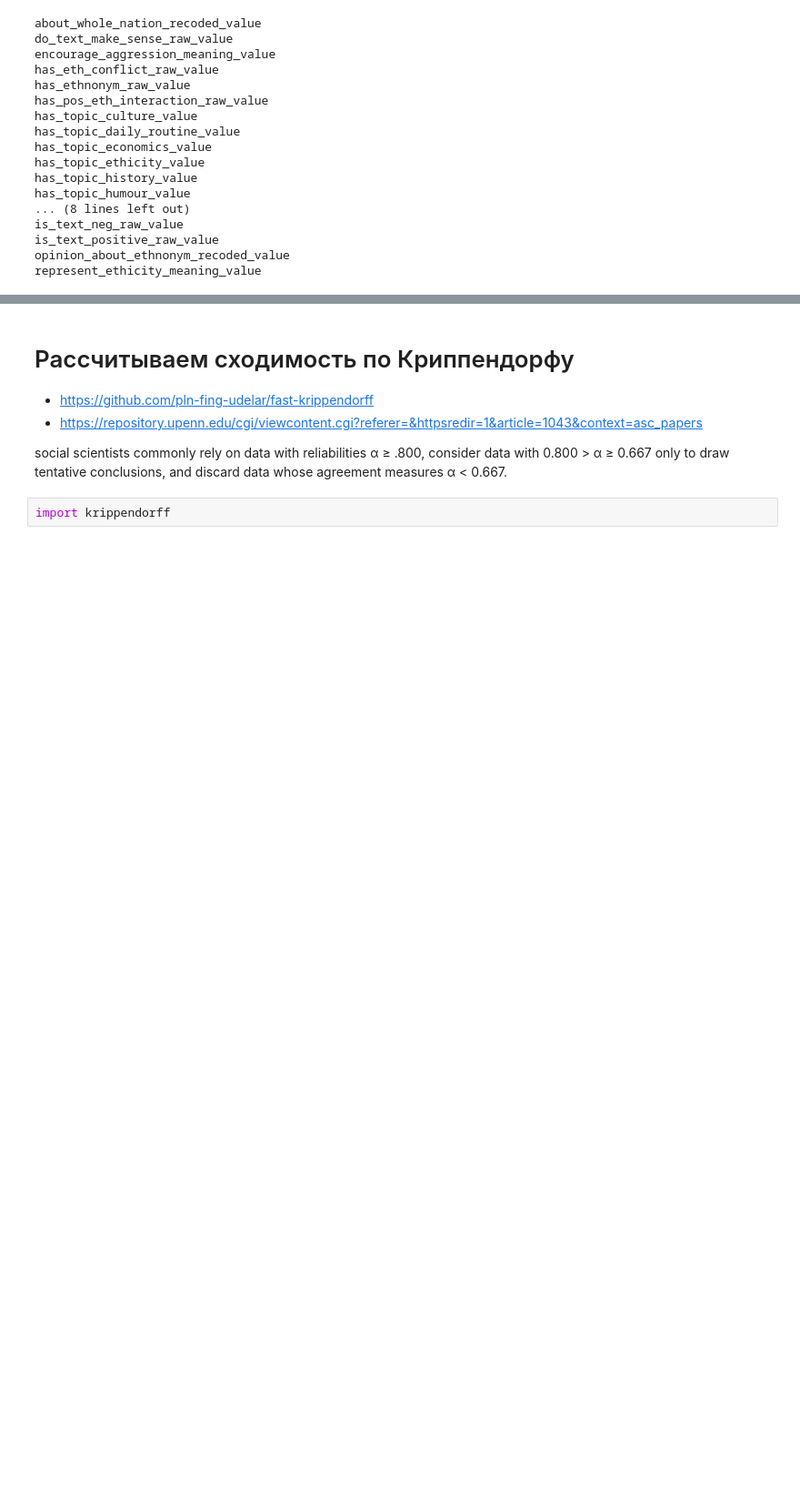
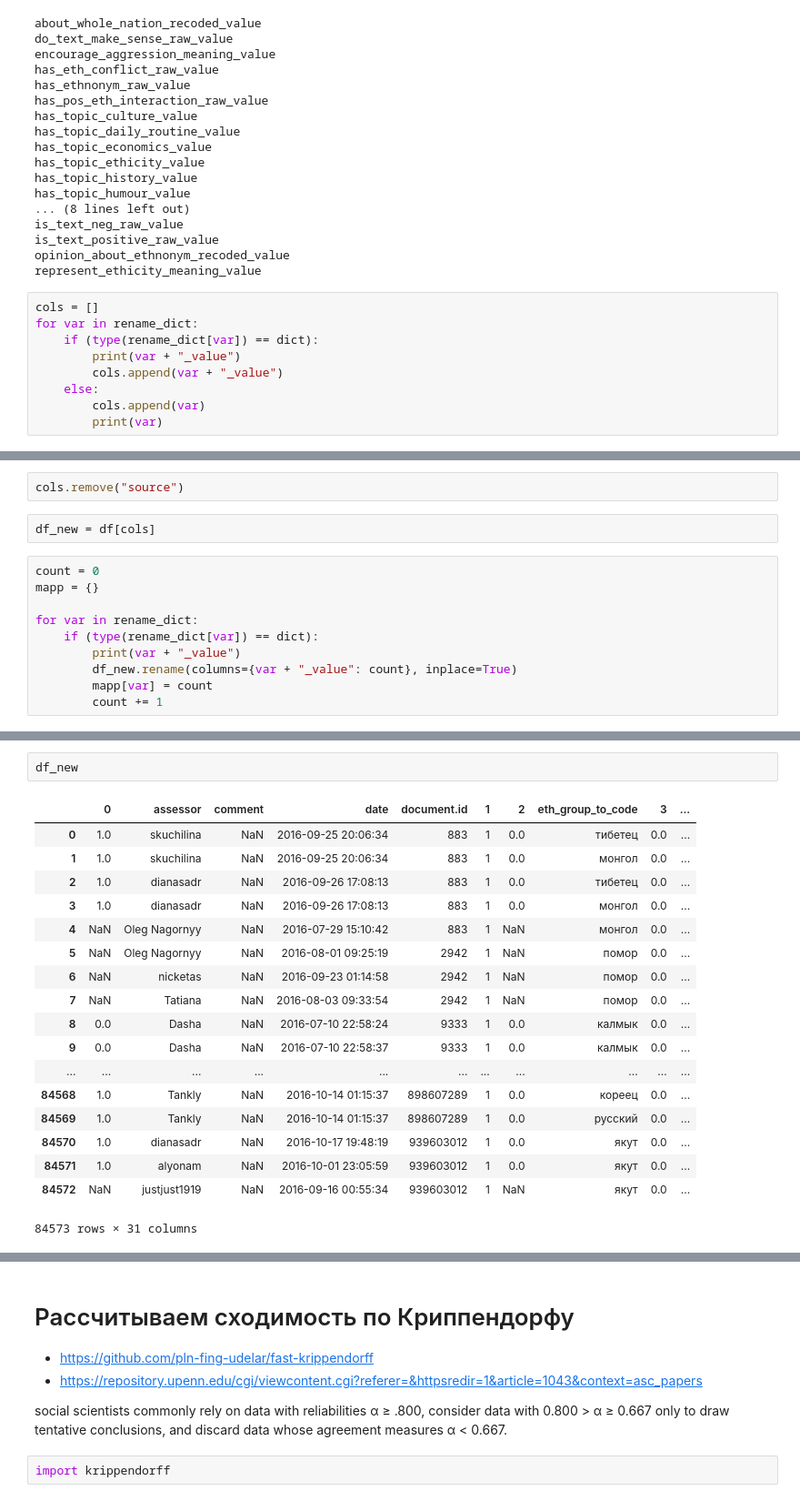
Before and after one commit to i-Hun/phd-thesis-code, a Jupyter notebook: agreement.ipynb, the cells around one changed output, grey strips where cells are left out. Shown at 91% size. Cells and saved outputs as stored; diff of their text form; blank space fills up the shorter version.

```diff
--- a/agreement.ipynb
+++ b/agreement.ipynb
@@ -570,3 +591,12 @@ is_text_neg_raw_value
 is_text_positive_raw_value
 opinion_about_ethnonym_recoded_value
 represent_ethicity_meaning_value
+# %%
+cols = []
+for var in rename_dict:
+    if (type(rename_dict[var]) == dict):
+        print(var + "_value")
+        cols.append(var + "_value")
+    else:
+        cols.append(var)
+        print(var)
@@ -572,0 +621,14 @@ represent_ethicity_meaning_value
+# %%
+cols.remove("source")
+# %%
+df_new = df[cols]
+# %%
+count = 0
+mapp = {}
+
+for var in rename_dict:
+    if (type(rename_dict[var]) == dict):
+        print(var + "_value")
+        df_new.rename(columns={var + "_value": count}, inplace=True)
+        mapp[var] = count
+        count += 1
@@ -572,0 +658,21 @@ represent_ethicity_meaning_value
+# %%
+df_new
+# %% [output]
+|  | 0 | assessor | comment | date | document.id | 1 | 2 | eth_group_to_code | 3 | ... |
+| 0 | 1.0 | skuchilina | NaN | 2016-09-25 20:06:34 | 883 | 1 | 0.0 | тибетец | 0.0 | ... |
+| 1 | 1.0 | skuchilina | NaN | 2016-09-25 20:06:34 | 883 | 1 | 0.0 | монгол | 0.0 | ... |
+| 2 | 1.0 | dianasadr | NaN | 2016-09-26 17:08:13 | 883 | 1 | 0.0 | тибетец | 0.0 | ... |
+| 3 | 1.0 | dianasadr | NaN | 2016-09-26 17:08:13 | 883 | 1 | 0.0 | монгол | 0.0 | ... |
+| 4 | NaN | Oleg Nagornyy | NaN | 2016-07-29 15:10:42 | 883 | 1 | NaN | монгол | 0.0 | ... |
+| 5 | NaN | Oleg Nagornyy | NaN | 2016-08-01 09:25:19 | 2942 | 1 | NaN | помор | 0.0 | ... |
+| 6 | NaN | nicketas | NaN | 2016-09-23 01:14:58 | 2942 | 1 | NaN | помор | 0.0 | ... |
+| 7 | NaN | Tatiana | NaN | 2016-08-03 09:33:54 | 2942 | 1 | NaN | помор | 0.0 | ... |
+| 8 | 0.0 | Dasha | NaN | 2016-07-10 22:58:24 | 9333 | 1 | 0.0 | калмык | 0.0 | ... |
+| 9 | 0.0 | Dasha | NaN | 2016-07-10 22:58:37 | 9333 | 1 | 0.0 | калмык | 0.0 | ... |
+| ... | ... | ... | ... | ... | ... | ... | ... | ... | ... | ... |
+| 84568 | 1.0 | Tankly | NaN | 2016-10-14 01:15:37 | 898607289 | 1 | 0.0 | кореец | 0.0 | ... |
+| 84569 | 1.0 | Tankly | NaN | 2016-10-14 01:15:37 | 898607289 | 1 | 0.0 | русский | 0.0 | ... |
+| 84570 | 1.0 | dianasadr | NaN | 2016-10-17 19:48:19 | 939603012 | 1 | 0.0 | якут | 0.0 | ... |
+| 84571 | 1.0 | alyonam | NaN | 2016-10-01 23:05:59 | 939603012 | 1 | 0.0 | якут | 0.0 | ... |
+| 84572 | NaN | justjust1919 | NaN | 2016-09-16 00:55:34 | 939603012 | 1 | NaN | якут | 0.0 | ... |
+84573 rows × 31 columns
```
Also changed, not shown: parts of 19 cells of this notebook, 10 other files.
